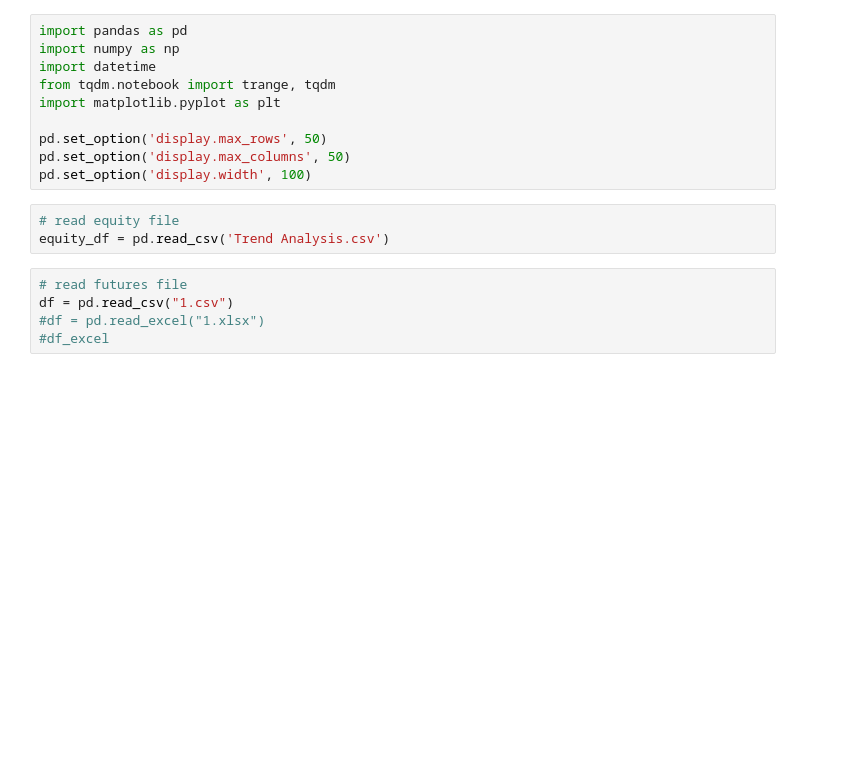
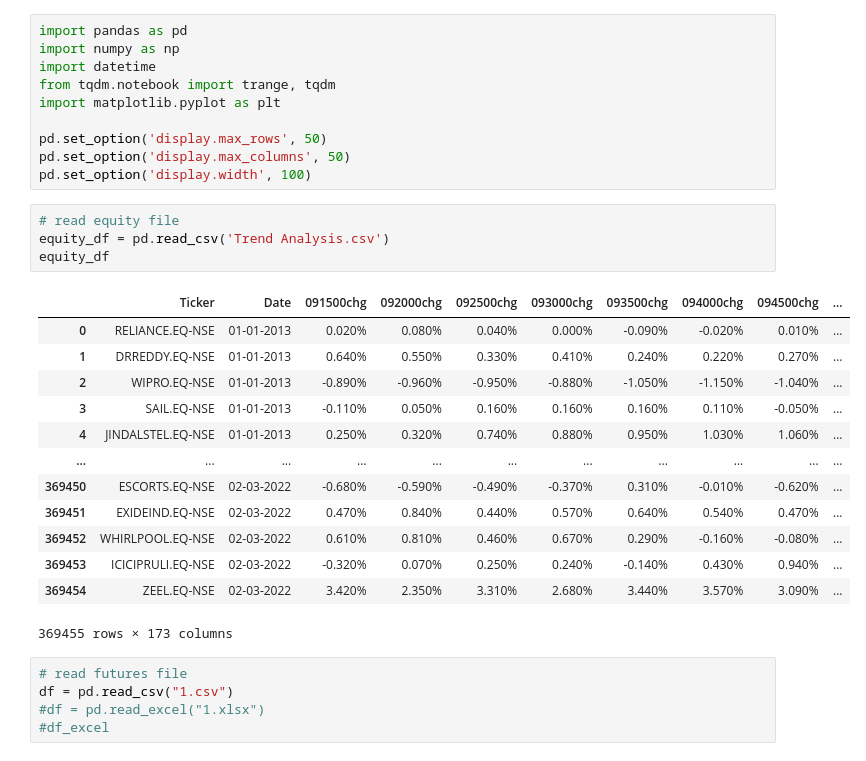
Before and after one commit to qoderpurnanand/Swan-Documentation, a Jupyter notebook: Systems/Trend_Analysis/PythonTrendAnalysis.ipynb, the cells around one changed output. Saved outputs shown, nothing was run; the diff lists cells and outputs as text; blank space fills up the shorter version.

```diff
--- a/Systems/Trend_Analysis/PythonTrendAnalysis.ipynb
+++ b/Systems/Trend_Analysis/PythonTrendAnalysis.ipynb
@@ -11,6 +11,21 @@ pd.set_option('display.width', 100)
 # %%
 # read equity file
 equity_df = pd.read_csv('Trend Analysis.csv')
+equity_df
+# %% [output]
+|  | Ticker | Date | 091500chg | 092000chg | 092500chg | 093000chg | 093500chg | 094000chg | 094500chg | ... |
+| 0 | RELIANCE.EQ-NSE | 01-01-2013 | 0.020% | 0.080% | 0.040% | 0.000% | -0.090% | -0.020% | 0.010% | ... |
+| 1 | DRREDDY.EQ-NSE | 01-01-2013 | 0.640% | 0.550% | 0.330% | 0.410% | 0.240% | 0.220% | 0.270% | ... |
+| 2 | WIPRO.EQ-NSE | 01-01-2013 | -0.890% | -0.960% | -0.950% | -0.880% | -1.050% | -1.150% | -1.040% | ... |
+| 3 | SAIL.EQ-NSE | 01-01-2013 | -0.110% | 0.050% | 0.160% | 0.160% | 0.160% | 0.110% | -0.050% | ... |
+| 4 | JINDALSTEL.EQ-NSE | 01-01-2013 | 0.250% | 0.320% | 0.740% | 0.880% | 0.950% | 1.030% | 1.060% | ... |
+| ... | ... | ... | ... | ... | ... | ... | ... | ... | ... | ... |
+| 369450 | ESCORTS.EQ-NSE | 02-03-2022 | -0.680% | -0.590% | -0.490% | -0.370% | 0.310% | -0.010% | -0.620% | ... |
+| 369451 | EXIDEIND.EQ-NSE | 02-03-2022 | 0.470% | 0.840% | 0.440% | 0.570% | 0.640% | 0.540% | 0.470% | ... |
+| 369452 | WHIRLPOOL.EQ-NSE | 02-03-2022 | 0.610% | 0.810% | 0.460% | 0.670% | 0.290% | -0.160% | -0.080% | ... |
+| 369453 | ICICIPRULI.EQ-NSE | 02-03-2022 | -0.320% | 0.070% | 0.250% | 0.240% | -0.140% | 0.430% | 0.940% | ... |
+| 369454 | ZEEL.EQ-NSE | 02-03-2022 | 3.420% | 2.350% | 3.310% | 2.680% | 3.440% | 3.570% | 3.090% | ... |
+369455 rows × 173 columns
 # %%
 # read futures file
 df = pd.read_csv("1.csv")
```
Also changed, not shown: parts of 7 cells of this notebook.
